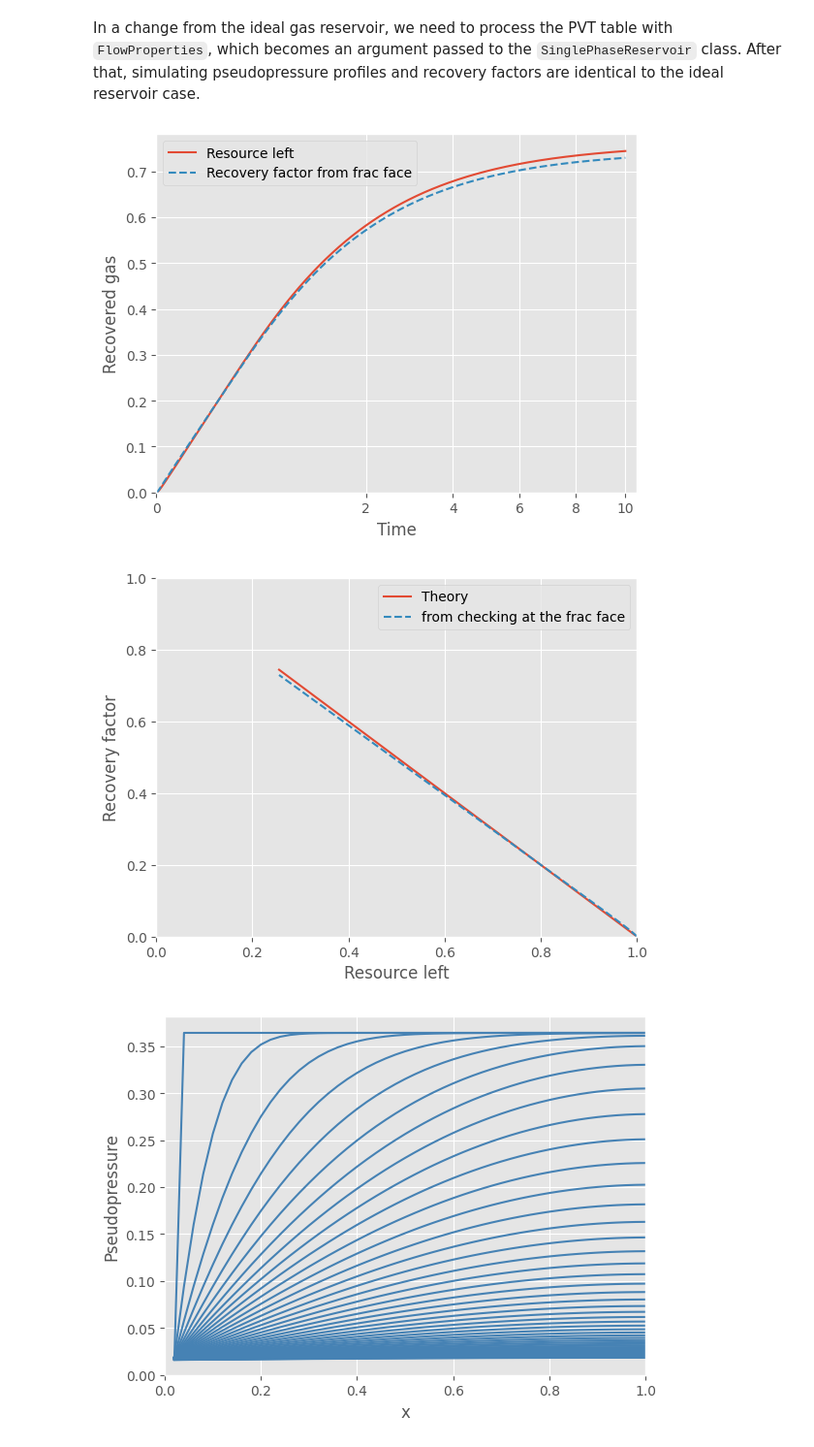
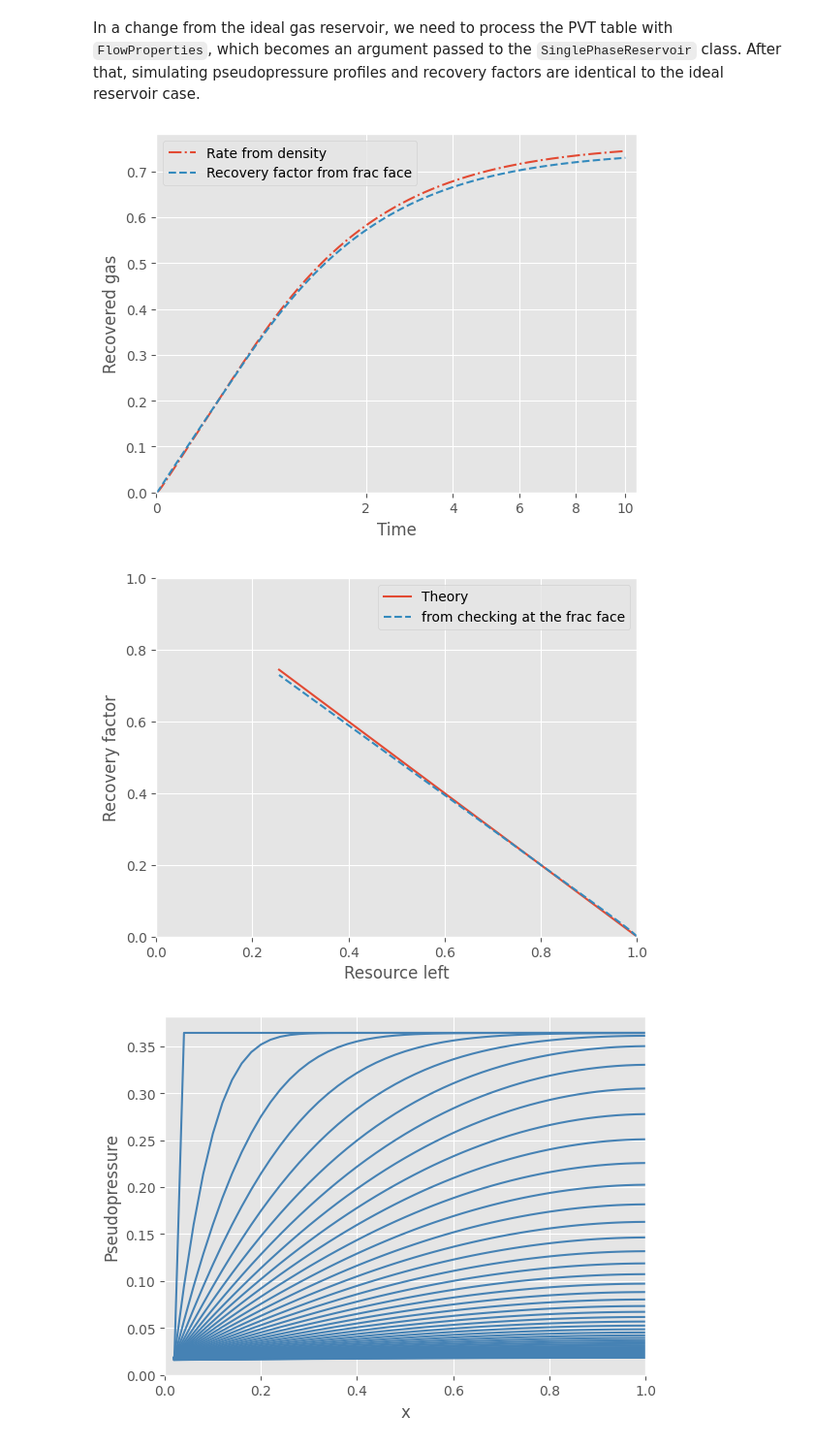
Before and after one commit to frank1010111/bluebonnet, a Jupyter notebook: docs/flow.ipynb, the cells around one changed output. Shown at 97% size. Cells and saved outputs as stored; diff of their text form; code cells hidden in the pictures.

```diff
--- a/docs/flow.ipynb
+++ b/docs/flow.ipynb
@@ -110,35 +110,37 @@ density_interp = interpolate.interp1d(
     flow_properties.pvt_props["m-scaled"], flow_properties.pvt_props["density"]
 )
 
 
 def resource_left(reservoir):
     pvt = reservoir.fluid.pvt_props
     density = interpolate.interp1d(pvt["m-scaled"], pvt["density"])
     mass = density(reservoir.pseudopressure).sum(axis=1) / reservoir.nx
     return mass / mass[0]
 
 
 remaining_gas = resource_left(res_realgas)
 
 fig, ax = plt.subplots()
-ax.plot(time, 1 - remaining_gas, label="Resource left")
+ax.plot(
+    time, res_realgas.recovery_factor(density=True), "-.", label="Rate from density"
+)
 ax.plot(time, rf2, "--", label="Recovery factor from frac face")
 ax.legend()
 ax.set(
     xlabel="Time",
     ylabel="Recovered gas",
     ylim=(0, None),
     xscale="squareroot",
     xlim=(0, None),
 )
 
 fig, ax = plt.subplots()
 ax.plot([min(remaining_gas), 1], [1 - min(remaining_gas), 0], label="Theory")
 ax.plot(remaining_gas, rf2, "--", label="from checking at the frac face")
 ax.set(xlabel="Resource left", ylabel="Recovery factor", xlim=(0, 1), ylim=(0, 1))
 ax.legend();
 # %% [output]
-[figure, old version]
+[figure, new version]
 [figure]
 # %%
 ax = plot_pseudopressure(res_realgas)
```
Also changed, not shown: parts of 1 cell of this notebook, 1 other file.
